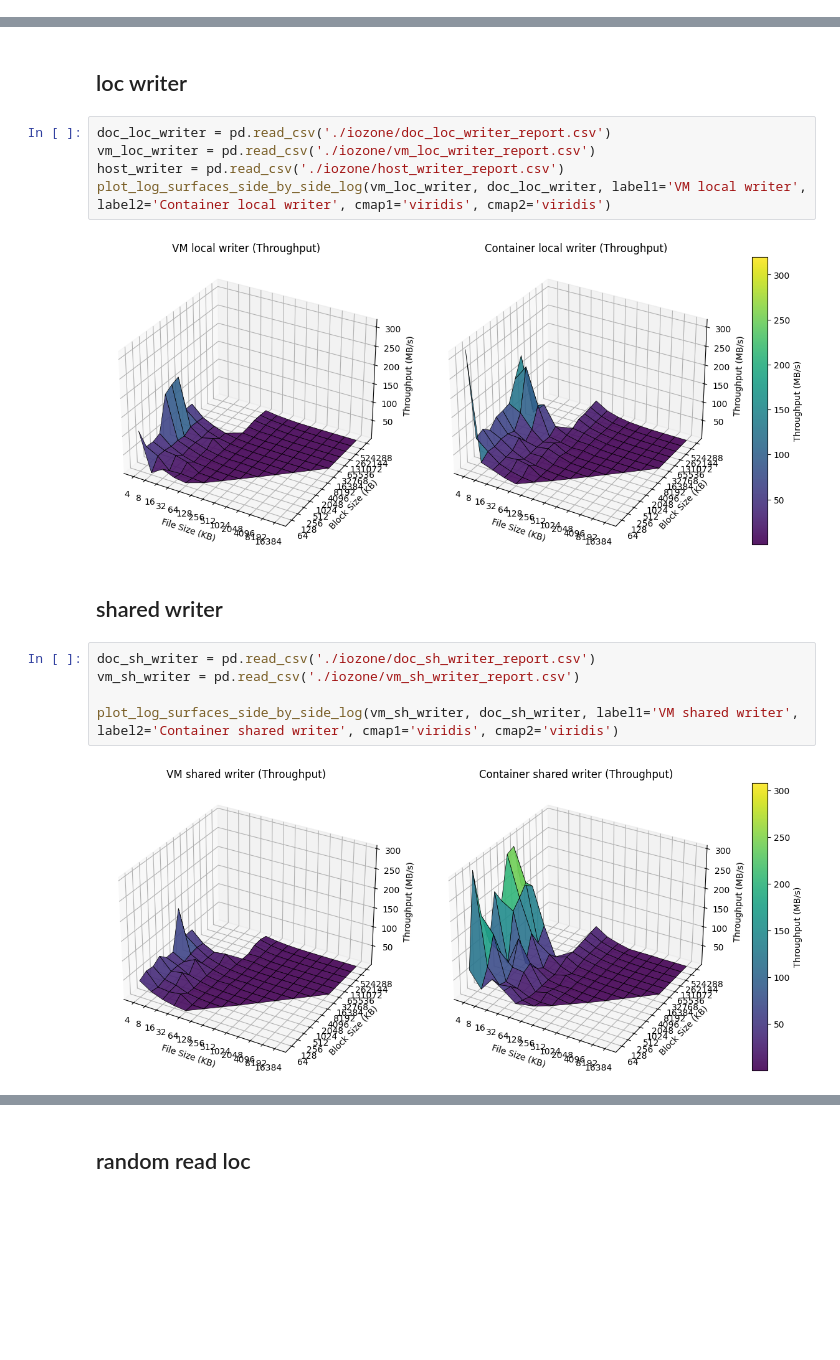
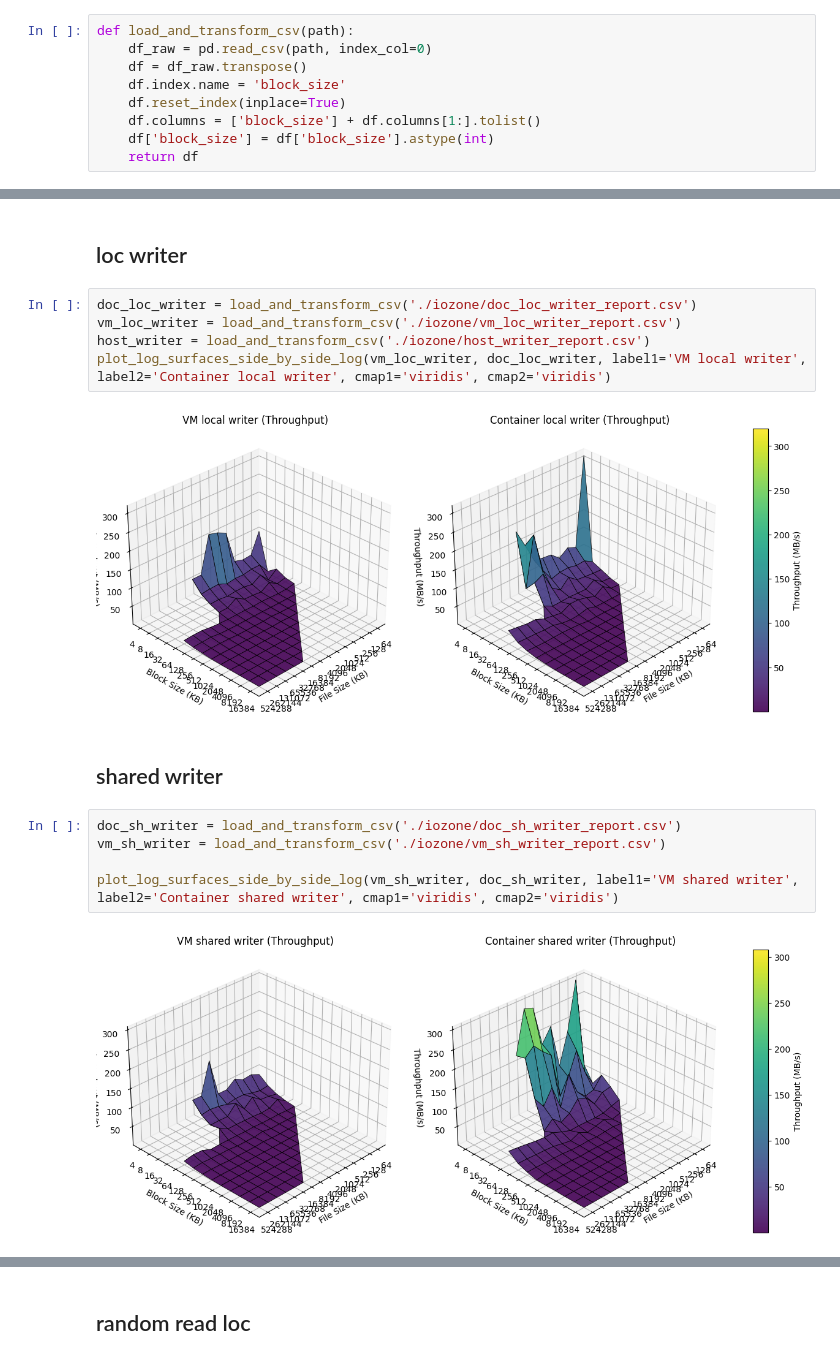
Before and after one commit to giovanni-lucarelli/cloud-basic, a Jupyter notebook: analysis/analysis2.ipynb, the cells around one changed output, grey strips where cells are left out. Saved outputs shown, nothing was run; the diff lists cells and outputs as text; blank space fills up the shorter version.

```diff
--- a/analysis/analysis2.ipynb
+++ b/analysis/analysis2.ipynb
@@ -592,3 +631,12 @@ def plot_fixed_filesize(vm_df, vm_sh_df, container_df, host_df, doc_sh_df, files
+# %%
+def load_and_transform_csv(path):
+    df_raw = pd.read_csv(path, index_col=0)
+    df = df_raw.transpose()
+    df.index.name = 'block_size'
+    df.reset_index(inplace=True)
+    df.columns = ['block_size'] + df.columns[1:].tolist()
+    df['block_size'] = df['block_size'].astype(int)
+    return df
 # %% [markdown]
 ## loc reader
 # %%
@@ -706,19 +671,19 @@ plot_fixed_filesize(vm_df= vm_loc_reader, vm_sh_df=vm_sh_reader, container_df= d
 # %% [markdown]
 ## loc writer
 # %%
-doc_loc_writer = pd.read_csv('./iozone/doc_loc_writer_report.csv')
-vm_loc_writer = pd.read_csv('./iozone/vm_loc_writer_report.csv')
-host_writer = pd.read_csv('./iozone/host_writer_report.csv')
+doc_loc_writer = load_and_transform_csv('./iozone/doc_loc_writer_report.csv')
+vm_loc_writer = load_and_transform_csv('./iozone/vm_loc_writer_report.csv')
+host_writer = load_and_transform_csv('./iozone/host_writer_report.csv')
 plot_log_surfaces_side_by_side_log(vm_loc_writer, doc_loc_writer, label1='VM local writer', label2='Container local writer', cmap1='viridis', cmap2='viridis')
 # %% [output]
-[figure, old version]
+[figure, new version]
 # %% [markdown]
 ## shared writer
 # %%
-doc_sh_writer = pd.read_csv('./iozone/doc_sh_writer_report.csv')
-vm_sh_writer = pd.read_csv('./iozone/vm_sh_writer_report.csv')
+doc_sh_writer = load_and_transform_csv('./iozone/doc_sh_writer_report.csv')
+vm_sh_writer = load_and_transform_csv('./iozone/vm_sh_writer_report.csv')
 
 plot_log_surfaces_side_by_side_log(vm_sh_writer, doc_sh_writer, label1='VM shared writer', label2='Container shared writer', cmap1='viridis', cmap2='viridis')
 # %% [output]
-[figure, old version]
+[figure, new version]
 # %%
```
Also changed, not shown: parts of 20 cells of this notebook, 17 other files.
